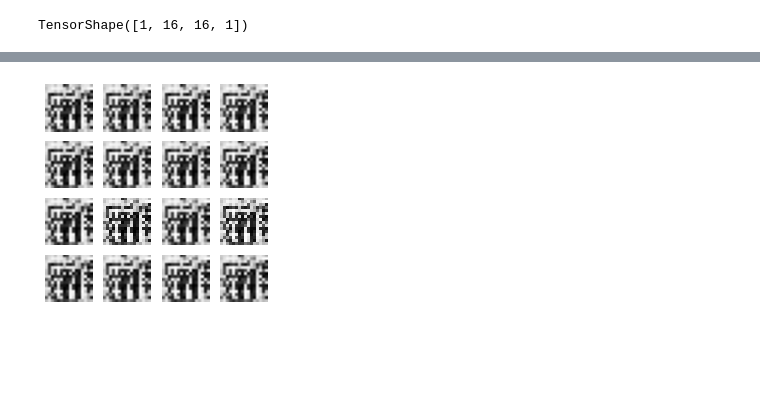
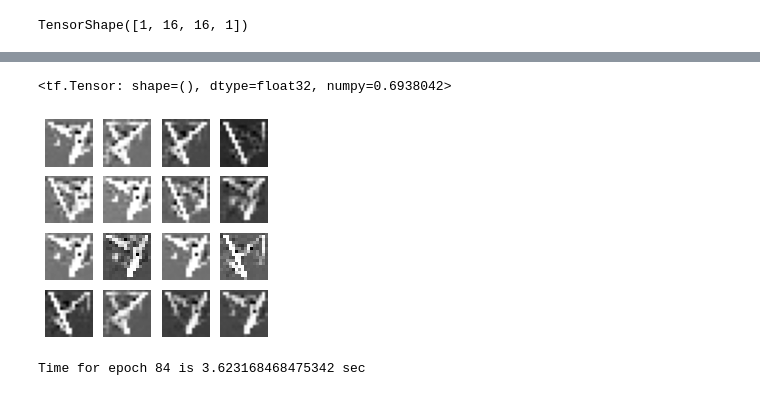
Before and after one commit to thomaswp/MazeGen, a Jupyter notebook: gen_cnn.ipynb, the cells around one changed output, grey strips where cells are left out. Saved outputs shown, nothing was run; the diff lists cells and outputs as text; code cells hidden in the pictures; blank space fills up the shorter version.

Commit message:
Made more data; generator learns boring patterns

```diff
--- a/gen_cnn.ipynb
+++ b/gen_cnn.ipynb
@@ -88,0 +145,4 @@ array([[-1.,  1., -1.,  1., -1.,  1., -1.,  1., -1.,  1., -1.,  1., -1.,
+# %%
+best_label_indices = train_labels.argsort()[int(0.8 * len(train_labels)):]
+train_images = train_images_full[best_label_indices]
+train_images.shape
@@ -88,0 +151,3 @@ array([[-1.,  1., -1.,  1., -1.,  1., -1.,  1., -1.,  1., -1.,  1., -1.,
+# %%
+train_dataset = tf.data.Dataset.from_tensor_slices(train_images).batch(BATCH_SIZE)
+train_dataset
@@ -109,3 +185,7 @@ calculate_loss(generated_image)
+# %%
+generator_disc_loss(test_discriminator(generated_image))
+# %% [output]
+<tf.Tensor: shape=(), dtype=float32, numpy=0.6938042>
 # %%
 def generate_and_save_images(model, epoch, test_input):
     # Notice `training` is set to False.
@@ -123,12 +203,14 @@ def generate_and_save_images(model, epoch, test_input):
     plt.show()
 # %%
 generator = make_generator_model()
+discriminator = make_discriminator_model()
 generator_optimizer = tf.keras.optimizers.Adam(1e-4)
+discriminator_optimizer = tf.keras.optimizers.Adam(1e-4)
 
 # tf.function annotation causes the function
 # to be "compiled" as part of the training
 @tf.function
-def train_step():
+def train_step(images):
 
     # 1 - Create a random noise to feed it into the model
     # for the image generation
@@ -136,9 +218,14 @@ def train_step():
 
     # 2 - Generate images and calculate loss values
     # GradientTape method records operations for automatic differentiation.
-    with tf.GradientTape() as gen_tape:
+    with tf.GradientTape() as gen_tape, tf.GradientTape() as disc_tape:
         generated_images = generator(noise, training=True)
-        gen_loss = calculate_loss(generated_images)
+
+        real_output = discriminator(images, training=True)
+        fake_output = discriminator(generated_images, training=True)
+
+        gen_loss = generator_disc_loss(fake_output)# + generator_quality_loss(generated_images)
+        disc_loss = discriminator_loss(real_output, fake_output)
 
     # 3 - Calculate gradients using loss values and model variables
     # "gradient" method computes the gradient using
@@ -155,6 +242,8 @@ def train_step():
     # Returned structure is the same as the structure of sources.
     gradients_of_generator = gen_tape.gradient(gen_loss,
                                                generator.trainable_variables)
+    gradients_of_discriminator = disc_tape.gradient(disc_loss,
+                                                discriminator.trainable_variables)
 
     # 4 - Process  Gradients and Run the Optimizer
     # "apply_gradients" method processes aggregated gradients.
@@ -167,36 +256,53 @@ def train_step():
     optimizer.apply_gradients(zip(grads, vars), experimental_aggregate_gradients=False)
     """
     generator_optimizer.apply_gradients(zip(gradients_of_generator, generator.trainable_variables))
+    discriminator_optimizer.apply_gradients(zip(gradients_of_discriminator, discriminator.trainable_variables))
+# %%
+if SIZE == 28:
+    (train_images, train_labels), (_, _) = tf.keras.datasets.mnist.load_data()
+
+
+    train_images = train_images.reshape(train_images.shape[0], 28, 28, 1).astype('float32')
+    train_images = (train_images - 127.5) / 127.5 # Normalize the images to [-1, 1]
+
+    BUFFER_SIZE = 60000
+
+    # Batch and shuffle the data
+    train_dataset = tf.data.Dataset.from_tensor_slices(train_images).shuffle(BUFFER_SIZE).batch(BATCH_SIZE)
 # %%
 import time
 from IPython import display # A command shell for interactive computing in Python.
 
-def train(epochs):
+def train(dataset, epochs):
     # A. For each epoch, do the following:
     for epoch in range(epochs):
         start = time.time()
-        train_step()
+        for image_batch in dataset:
+            # 1.a - run the custom "train_step" function
+            # we just declared above
+            train_step(image_batch)
 
         # 2 - Produce images for the GIF as we go
         display.clear_output(wait=True)
         generate_and_save_images(generator,
                                  epoch + 1,
                                  seed)
 
         # 3 - Save the model every 5 epochs as
         # a checkpoint, which we will use later
     #     if (epoch + 1) % 5 == 0:
     #         checkpoint.save(file_prefix = checkpoint_prefix)
 
         # 4 - Print out the completed epoch no. and the time spent
         print ('Time for epoch {} is {} sec'.format(epoch + 1, time.time()-start))
 
     # B. Generate a final image after the training is completed
     display.clear_output(wait=True)
     generate_and_save_images(generator,
                            epochs,
                            seed)
 
-train(200)
+train(train_dataset, 100)
 # %% [output]
-[figure, old version]
+[figure, new version]
+Time for epoch 84 is 3.623168468475342 sec
```
Also changed, not shown: parts of 19 cells of this notebook, 2 other files.
